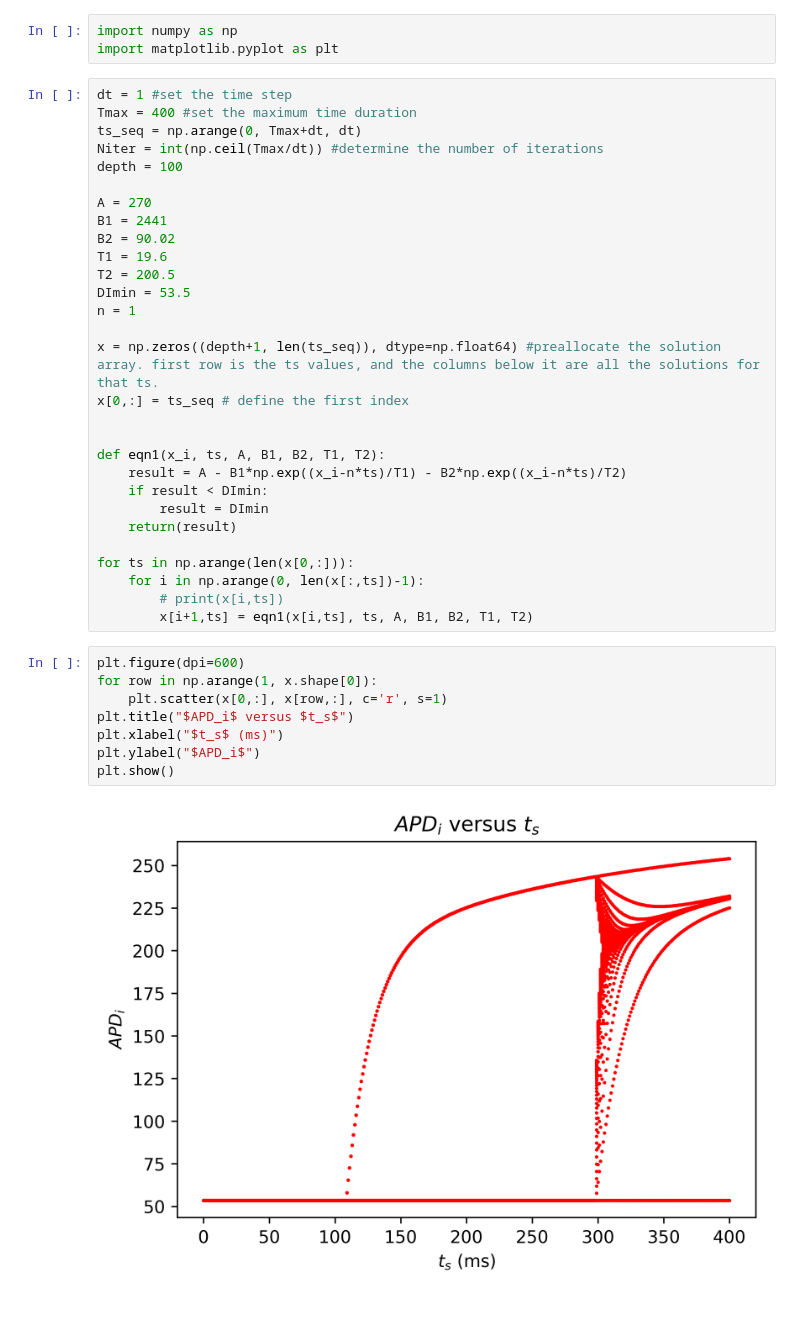
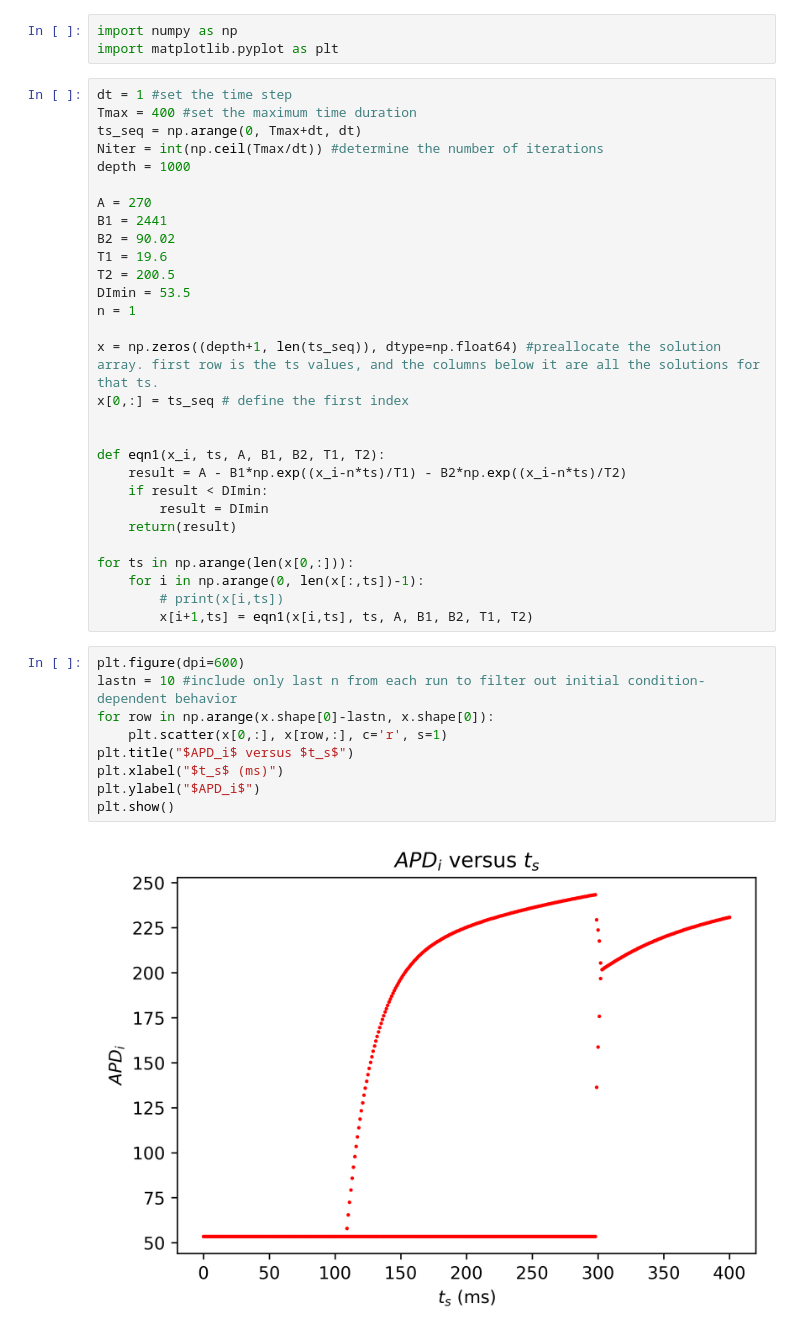
Before and after one commit to aszatrowski/BIOS26210_FinalProject, a Jupyter notebook: APD MODELS (2).ipynb, the cells around one changed output. Cells and saved outputs as stored; diff of their text form.

```diff
--- a/APD MODELS (2).ipynb
+++ b/APD MODELS (2).ipynb
@@ -6,7 +6,7 @@ dt = 1 #set the time step
 Tmax = 400 #set the maximum time duration
 ts_seq = np.arange(0, Tmax+dt, dt)
 Niter = int(np.ceil(Tmax/dt)) #determine the number of iterations
-depth = 100
+depth = 1000
 
 A = 270
 B1 = 2441
@@ -32,11 +32,12 @@ for ts in np.arange(len(x[0,:])):
         x[i+1,ts] = eqn1(x[i,ts], ts, A, B1, B2, T1, T2)
 # %%
 plt.figure(dpi=600)
-for row in np.arange(1, x.shape[0]):
+lastn = 10 #include only last n from each run to filter out initial condition-dependent behavior
+for row in np.arange(x.shape[0]-lastn, x.shape[0]):
     plt.scatter(x[0,:], x[row,:], c='r', s=1)
 plt.title("$APD_i$ versus $t_s$")
 plt.xlabel("$t_s$ (ms)")
 plt.ylabel("$APD_i$")
 plt.show()
 # %% [output]
-[figure, old version]
+[figure, new version]
```
